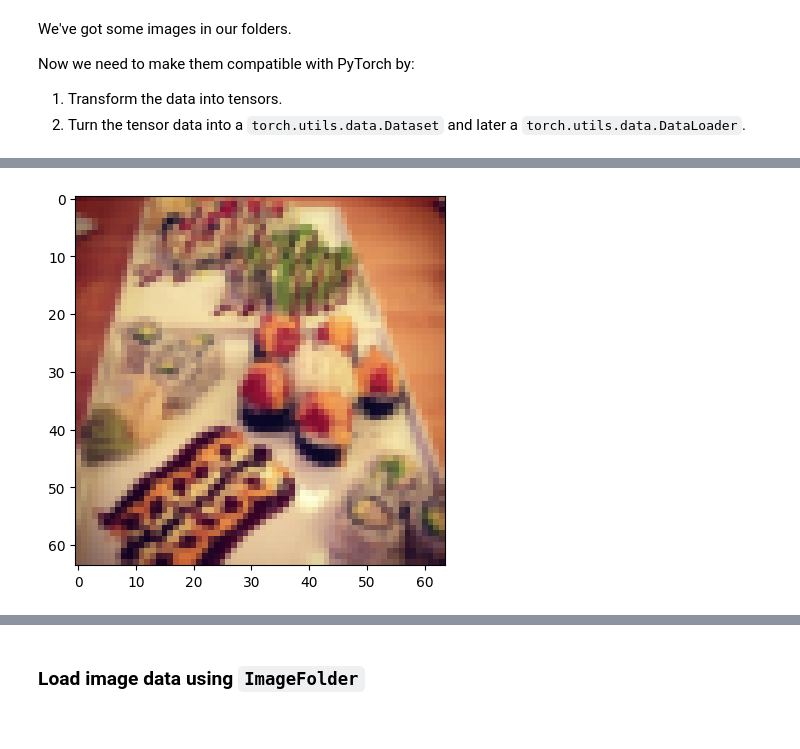
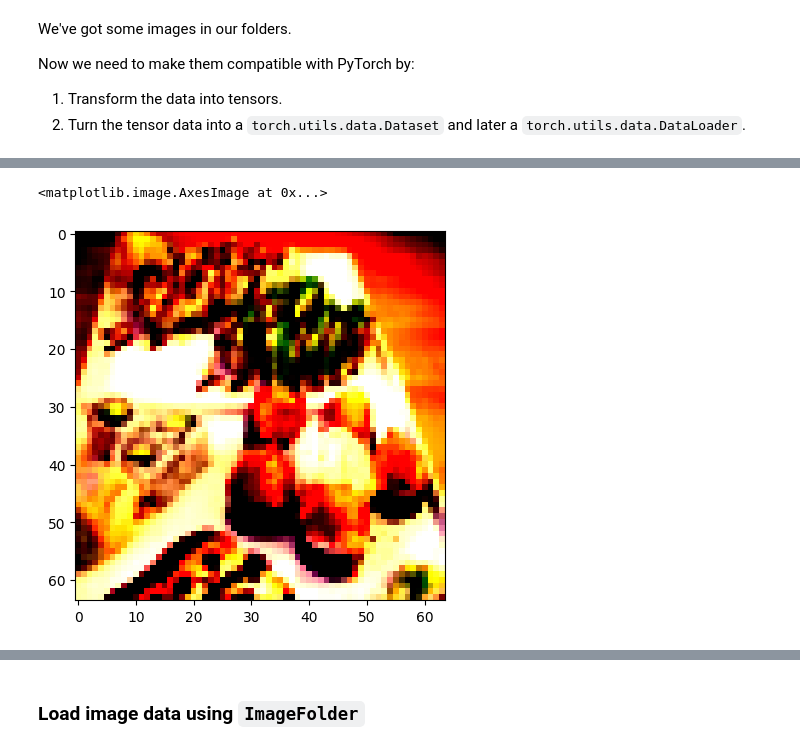
Before and after one commit to VioletLiu0620/deeplearning, a Jupyter notebook: practices/04_pytorch_custom_datasets_exercises.ipynb, the cells around one changed output, grey strips where cells are left out. Cells and saved outputs as stored; diff of their text form; code cells hidden in the pictures.

```diff
--- a/practices/04_pytorch_custom_datasets_exercises.ipynb
+++ b/practices/04_pytorch_custom_datasets_exercises.ipynb
@@ -173,7 +173,7 @@ image_transform = v2.Compose([v2.RandomResizedCrop(size=(64, 64), antialias=True
                               v2.RandomHorizontalFlip(p=0.5),
                               v2.ToImage(),
                               v2.ToDtype(torch.float32, scale=True),
-                              # v2.Normalize(mean=[0.485, 0.456, 0.406], std=[0.229, 0.224, 0.225])
+                              v2.Normalize(mean=[0.485, 0.456, 0.406], std=[0.229, 0.224, 0.225])
                               ])
 
 plt.imshow(image_transform(random_image).permute(1,2,0))
@@ -182,4 +182,5 @@ plt.imshow(image_transform(random_image).permute(1,2,0))
+<matplotlib.image.AxesImage at 0x...>
-[figure, old version]
+[figure, new version]
 # %%
 # Write a function to plot transformed images
 def plot_transformed_image(image_path: list, transform, n=3, seed=None):
```
Also changed, not shown: parts of 19 cells of this notebook.
